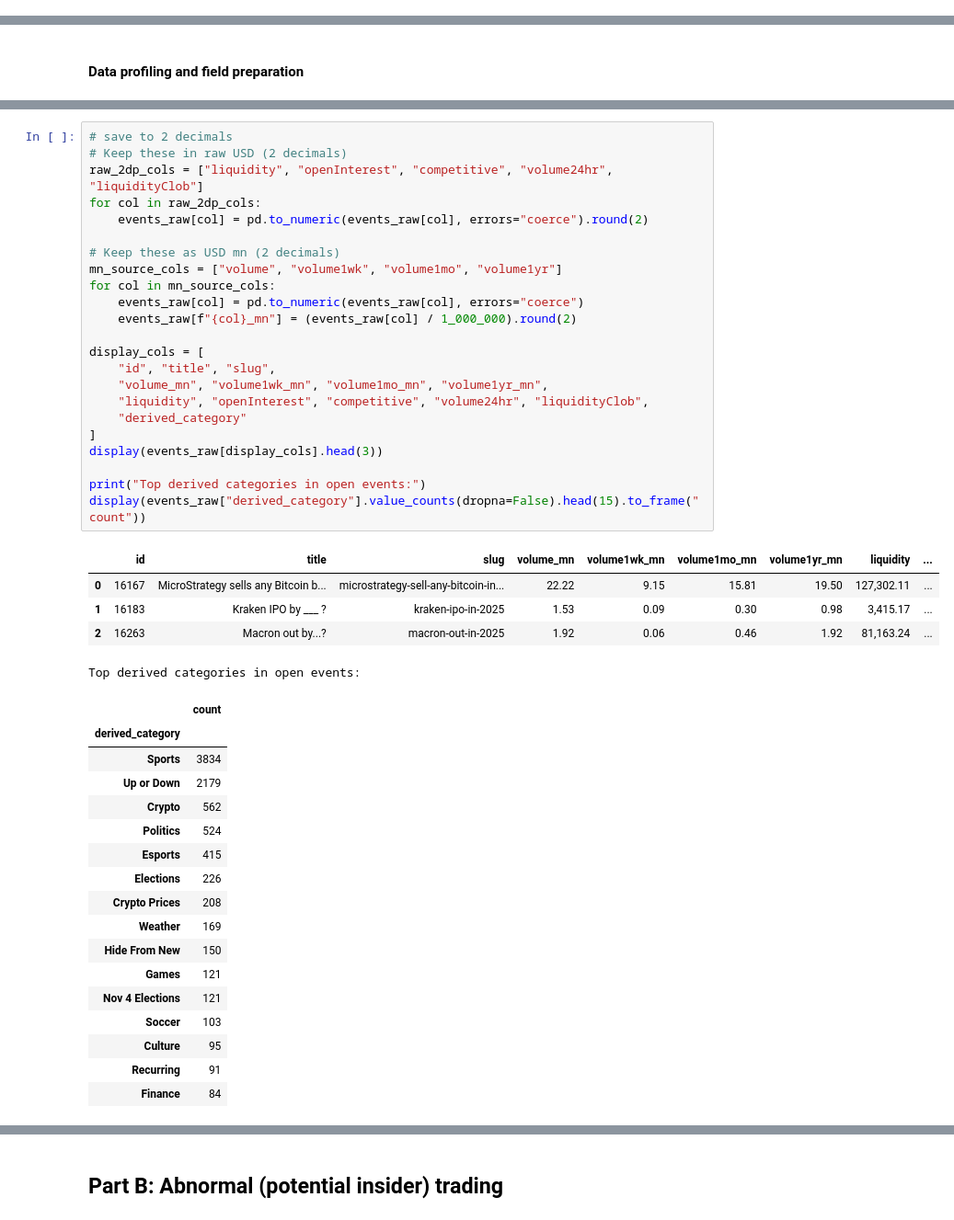
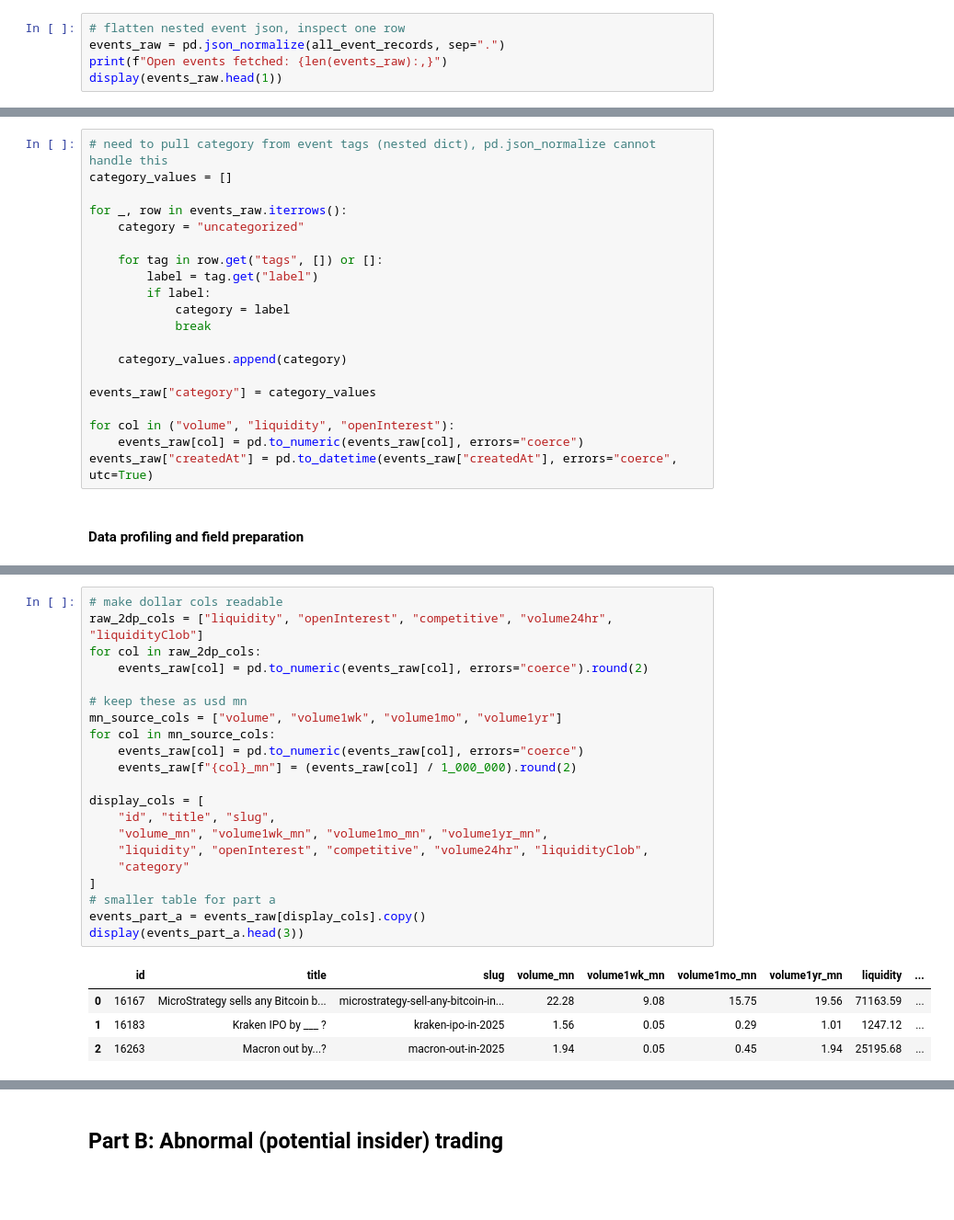
Before and after one commit to willsqqi/dwd-sp26-polymarket, a Jupyter notebook: polymarket_api_analysis.ipynb, the cells around one changed output, grey strips where cells are left out. Shown at 92% size. Drawn from its saved outputs; the diff is of its cells as text; blank space fills up the shorter version.

```diff
--- a/polymarket_api_analysis.ipynb
+++ b/polymarket_api_analysis.ipynb
@@ -136,0 +73,5 @@ Open events fetched: 10,798
+# %%
+# flatten nested event json, inspect one row
+events_raw = pd.json_normalize(all_event_records, sep=".")
+print(f"Open events fetched: {len(events_raw):,}")
+display(events_raw.head(1))
@@ -137,3 +83,23 @@ Open events fetched: 10,798
+# %%
+# need to pull category from event tags (nested dict), pd.json_normalize cannot handle this
+category_values = []
+
+for _, row in events_raw.iterrows():
+    category = "uncategorized"
+
+    for tag in row.get("tags", []) or []:
+        label = tag.get("label")
+        if label:
+            category = label
+            break
+
+    category_values.append(category)
+
+events_raw["category"] = category_values
+
+for col in ("volume", "liquidity", "openInterest"):
+    events_raw[col] = pd.to_numeric(events_raw[col], errors="coerce")
+events_raw["createdAt"] = pd.to_datetime(events_raw["createdAt"], errors="coerce", utc=True)
 # %% [markdown]
 #### Data profiling and field preparation
 # %%
@@ -144,49 +112,29 @@ display(events_raw.dtypes.to_frame().T)
 # %%
-# save to 2 decimals
-# Keep these in raw USD (2 decimals)
+# make dollar cols readable
 raw_2dp_cols = ["liquidity", "openInterest", "competitive", "volume24hr", "liquidityClob"]
 for col in raw_2dp_cols:
     events_raw[col] = pd.to_numeric(events_raw[col], errors="coerce").round(2)
 
-# Keep these as USD mn (2 decimals)
+# keep these as usd mn
 mn_source_cols = ["volume", "volume1wk", "volume1mo", "volume1yr"]
 for col in mn_source_cols:
     events_raw[col] = pd.to_numeric(events_raw[col], errors="coerce")
     events_raw[f"{col}_mn"] = (events_raw[col] / 1_000_000).round(2)
 
 display_cols = [
     "id", "title", "slug",
     "volume_mn", "volume1wk_mn", "volume1mo_mn", "volume1yr_mn",
     "liquidity", "openInterest", "competitive", "volume24hr", "liquidityClob",
-    "derived_category"
+    "category"
 ]
-display(events_raw[display_cols].head(3))
-
-print("Top derived categories in open events:")
-display(events_raw["derived_category"].value_counts(dropna=False).head(15).to_frame("count"))
+# smaller table for part a
+events_part_a = events_raw[display_cols].copy()
+display(events_part_a.head(3))
 # %% [output]
 |  | id | title | slug | volume_mn | volume1wk_mn | volume1mo_mn | volume1yr_mn | liquidity | ... |
-| 0 | 16167 | MicroStrategy sells any Bitcoin b... | microstrategy-sell-any-bitcoin-in... | 22.22 | 9.15 | 15.81 | 19.50 | 127,302.11 | ... |
-| 1 | 16183 | Kraken IPO by ___ ? | kraken-ipo-in-2025 | 1.53 | 0.09 | 0.30 | 0.98 | 3,415.17 | ... |
-| 2 | 16263 | Macron out by...? | macron-out-in-2025 | 1.92 | 0.06 | 0.46 | 1.92 | 81,163.24 | ... |
+| 0 | 16167 | MicroStrategy sells any Bitcoin b... | microstrategy-sell-any-bitcoin-in... | 22.28 | 9.08 | 15.75 | 19.56 | 71163.59 | ... |
+| 1 | 16183 | Kraken IPO by ___ ? | kraken-ipo-in-2025 | 1.56 | 0.05 | 0.29 | 1.01 | 1247.12 | ... |
+| 2 | 16263 | Macron out by...? | macron-out-in-2025 | 1.94 | 0.05 | 0.45 | 1.94 | 25195.68 | ... |
-Top derived categories in open events:
-|  | count |
-| derived_category |  |
-| Sports | 3834 |
-| Up or Down | 2179 |
-| Crypto | 562 |
-| Politics | 524 |
-| Esports | 415 |
-| Elections | 226 |
-| Crypto Prices | 208 |
-| Weather | 169 |
-| Hide From New | 150 |
-| Games | 121 |
-| Nov 4 Elections | 121 |
-| Soccer | 103 |
-| Culture | 95 |
-| Recurring | 91 |
-| Finance | 84 |
 # %% [markdown]
 ### D3. Data analysis
 
```
Also changed, not shown: parts of 39 cells of this notebook, 14 other files.
